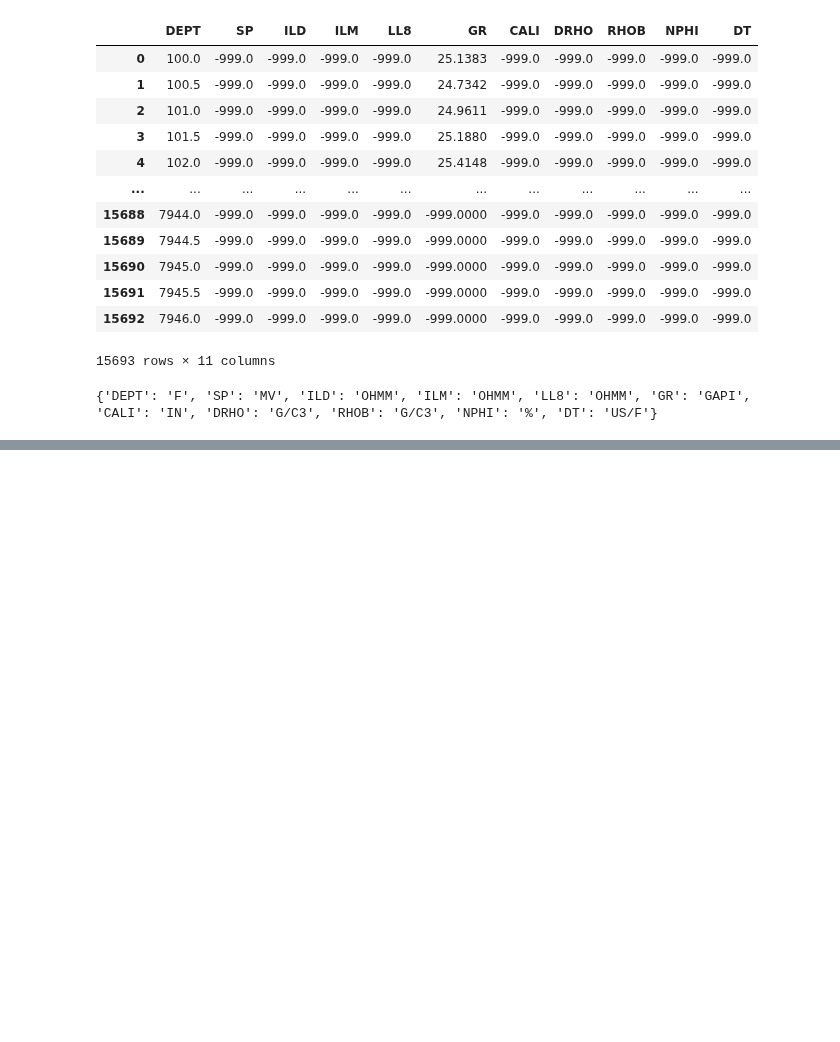
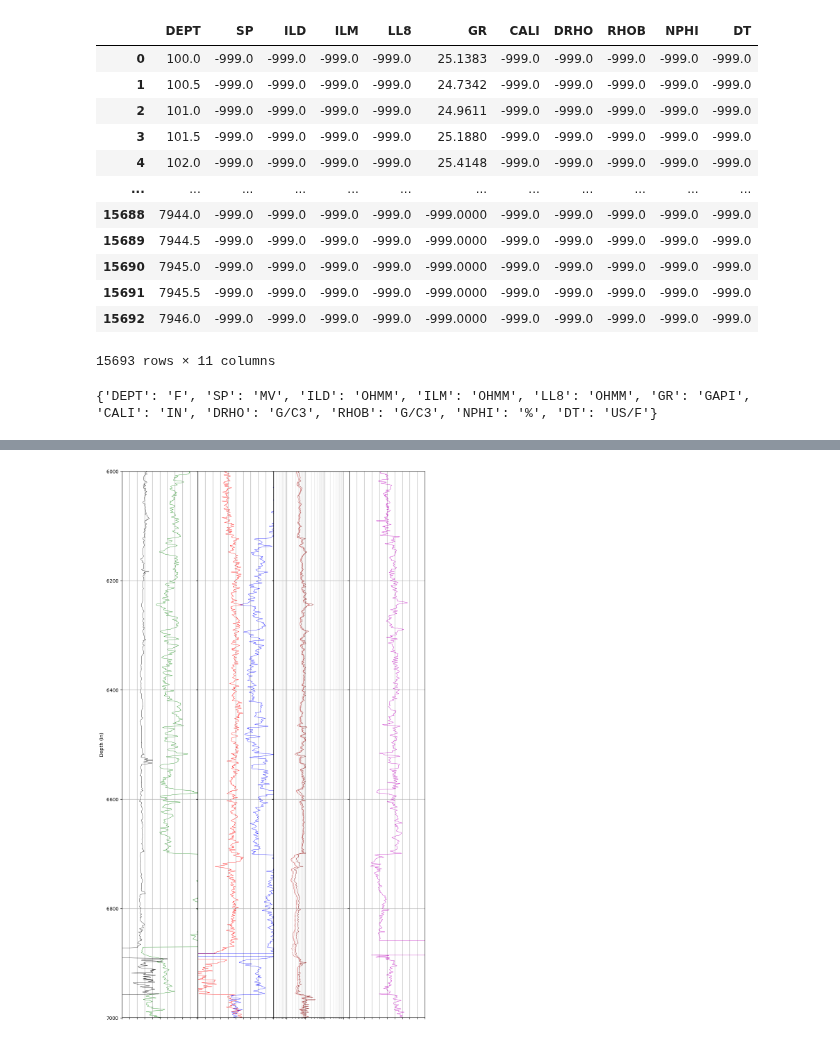
Before and after one commit to giecaruff/stoneforge, a Jupyter notebook: examples/log_export.ipynb, the cells around one changed output, grey strips where cells are left out. Drawn from its saved outputs; the diff is of its cells as text; code cells hidden in the pictures; blank space fills up the shorter version.

```diff
--- a/examples/log_export.ipynb
+++ b/examples/log_export.ipynb
@@ -194,0 +141,17 @@ makeplot(data,top_depth=100.5, bottom_depth=7994.5)
+# %%
+img = LogPlot()
+img.set_depth(data['DEPT'], d="Depth (In)",top=6000,bot=7000)
+img.nplot(x = data['GR'],c = 'g', vmin=0., vmax = 150.)
+img.nplot(x = data['CALI'],c = 'k', pos = True, vmin=10., vmax = 20.)
+
+img.nplot(x = data['RHOB'],c = 'r', vmin=2., vmax = 3.)
+img.nplot(x = data['NPHI'],c = 'b', pos = True, vmin=-15, vmax=45)
+
+img.lplot(x = data['ILD'],c = 'lightcoral', vmin=.2, vmax = 2000.)
+img.lplot(x = data['ILM'],c = 'firebrick', pos = True, vmin=.2, vmax = 2000.)
+img.lplot(x = data['LL8'],c = 'maroon', pos = True, vmin=.2, vmax = 2000.)
+
+img.nplot(x = data['DT'],c = 'm',vmin=140, vmax=40)
+img.show()
+# %% [output]
+[figure, added]
```
Also changed, not shown: parts of 6 cells of this notebook, 2 other files.
